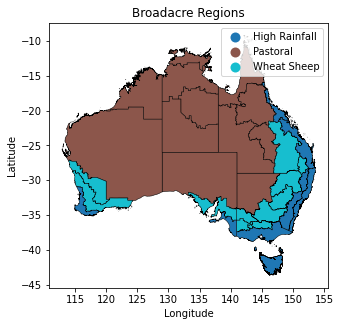
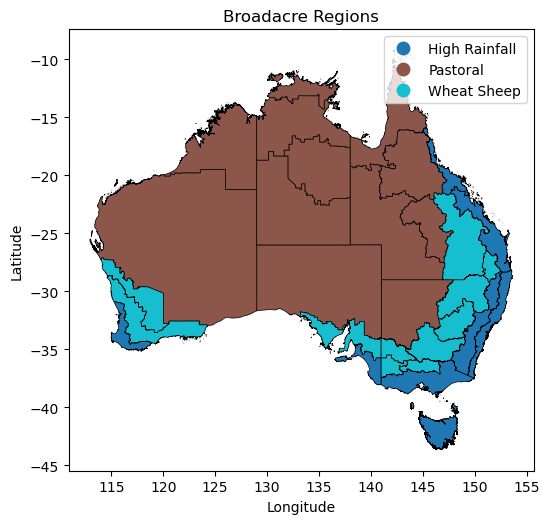
The notebook cell's code change between the first figure and the second:
--- before
+++ after
@@ -1,4 +1,4 @@
 broadacre_regions.plot(
-    figsize=[5, 5],
+    figsize=[6, 6],
     column='zone',
     legend=True,

Commit: Update to jt48